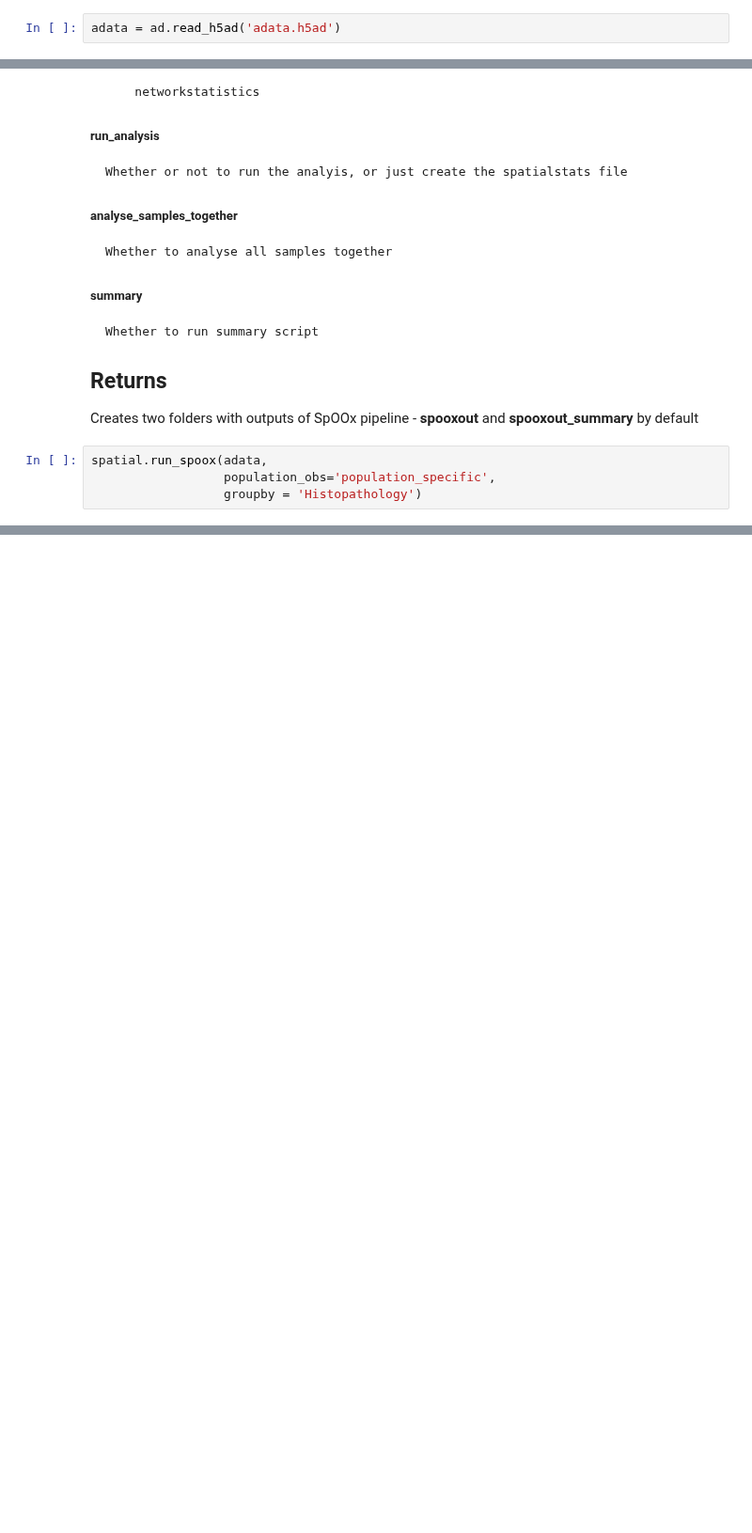
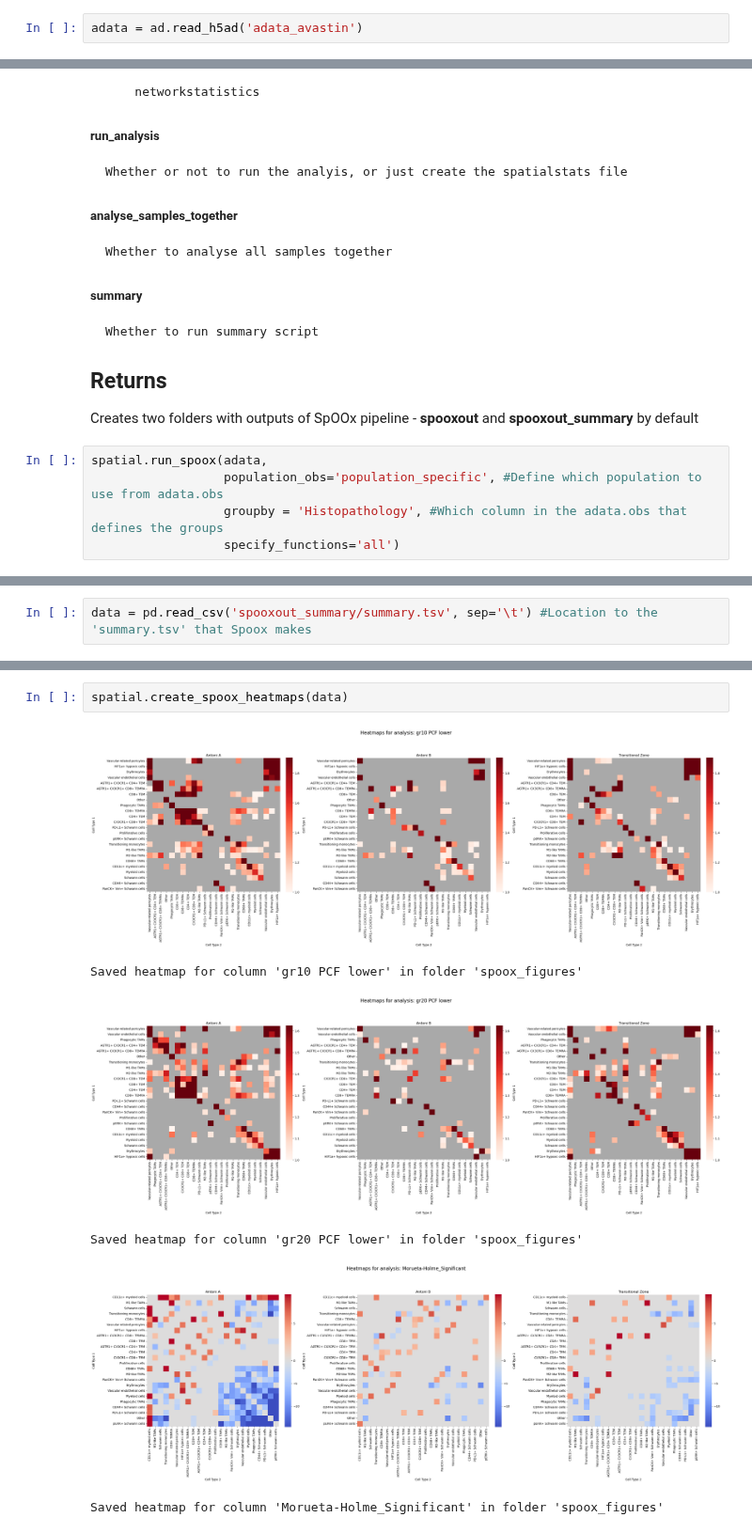
Before and after one commit to dr-michael-haley/imcanalysis, a Jupyter notebook: Mike_IMC_Pipeline/5. Spatial analyses.ipynb, the cells around one changed output, grey strips where cells are left out. Shown at 94% size. Drawn from its saved outputs; the diff is of its cells as text; blank space fills up the shorter version.

Commit message:
Update with Visualisations

```diff
--- a/Mike_IMC_Pipeline/5. Spatial analyses.ipynb
+++ b/Mike_IMC_Pipeline/5. Spatial analyses.ipynb
@@ -6,7 +8,7 @@ import anndata as ad
 # %% [markdown]
 # Load AnnData
 # %%
-adata = ad.read_h5ad('adata.h5ad')
+adata = ad.read_h5ad('adata_avastin')
 # %% [markdown]
 # <font color=blue>SpOOx pipeline</font>
 
@@ -53,5 +55,6 @@ There several extra parameters - run _spatial.run_spoox?_ to see the function he
 Creates two folders with outputs of SpOOx pipeline - **spooxout** and **spooxout_summary** by default
 # %%
 spatial.run_spoox(adata,
-                  population_obs='population_specific',
-                  groupby = 'Histopathology')
+                  population_obs='population_specific', #Define which population to use from adata.obs
+                  groupby = 'Histopathology', #Which column in the adata.obs that defines the groups
+                  specify_functions='all')
@@ -57,0 +63,2 @@ spatial.run_spoox(adata,
+# %%
+data = pd.read_csv('spooxout_summary/summary.tsv', sep='\t') #Location to the 'summary.tsv' that Spoox makes
@@ -57,0 +69,9 @@ spatial.run_spoox(adata,
+# %%
+spatial.create_spoox_heatmaps(data)
+# %% [output]
+[figure, added]
+Saved heatmap for column 'gr10 PCF lower' in folder 'spoox_figures'
+[figure, added]
+Saved heatmap for column 'gr20 PCF lower' in folder 'spoox_figures'
+[figure, added]
+Saved heatmap for column 'Morueta-Holme_Significant' in folder 'spoox_figures'
```
Also changed, not shown: parts of 12 cells of this notebook, 2 other files.
